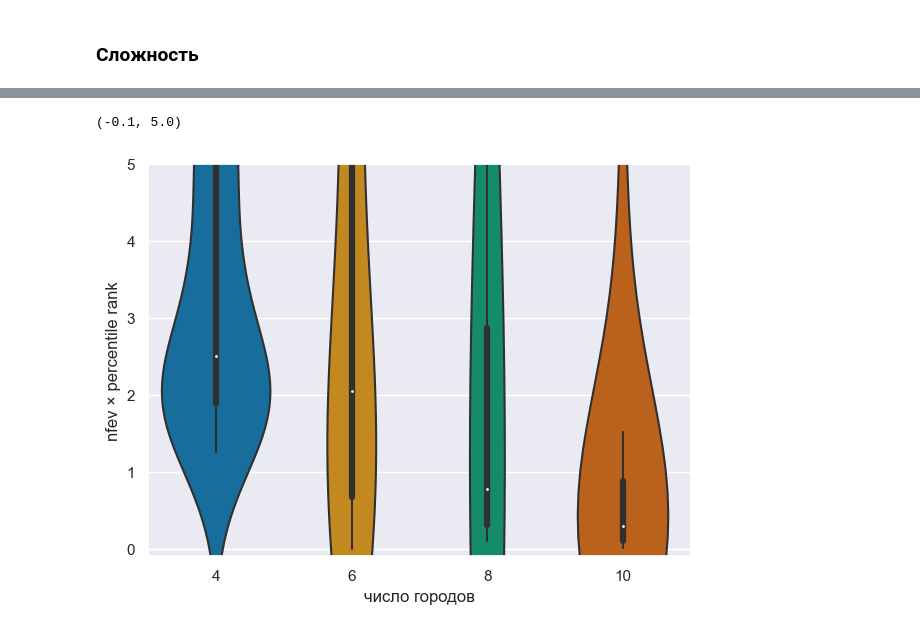
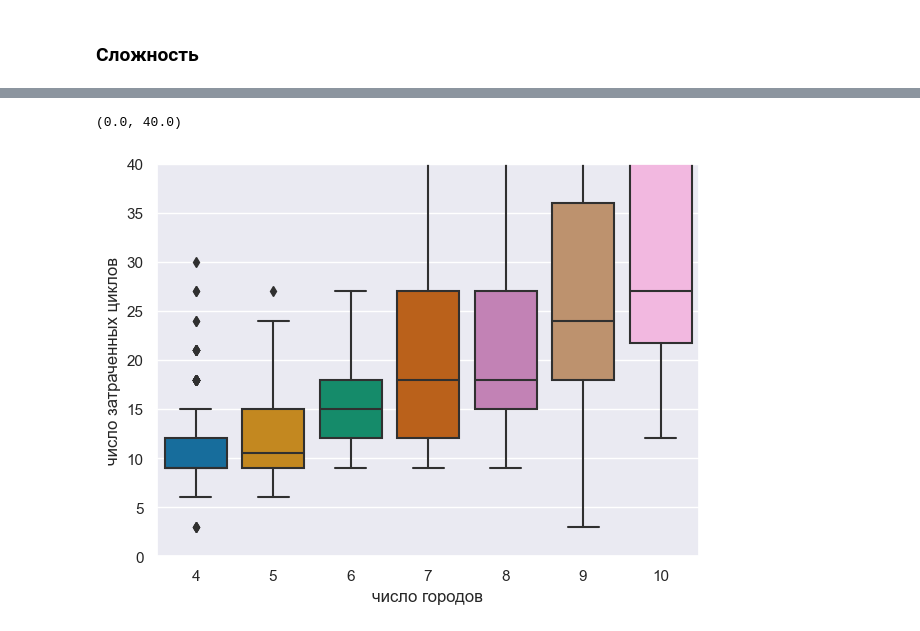
Before and after one commit to Batmaev/qua, a Jupyter notebook: Calculations/Circuit copy 2.ipynb, the cells around one changed output, grey strips where cells are left out. Drawn from its saved outputs; the diff is of its cells as text; code cells hidden in the pictures.

```diff
--- a/Calculations/Circuit copy 2.ipynb
+++ b/Calculations/Circuit copy 2.ipynb
@@ -973,0 +1246,3 @@ sns.kdeplot(f8['cost'], label = 'f8')
+# %%
+a8_tol_2 = extensively_test_circuit(cost_matrix_8_2, RxCNOTCircuit(8, 1), abs = True, tol = 1e-2)
+a8_tol_2
@@ -973,0 +1298,20 @@ sns.kdeplot(f8['cost'], label = 'f8')
+# %%
+cost_matrix_9 = np.array([
+       [    np.nan, 0.67730004, 0.41469005, 0.79472044, 0.18201466,
+        0.46028408, 0.80285353, 0.72205716, 0.71496473],
+       [0.39370189,     np.nan, 0.92559661, 0.82061891, 0.39502622,
+        0.09982358, 0.48799828, 0.47965996, 0.62942811],
+       [0.54912218, 0.29675661,     np.nan, 0.10840787, 0.06461134,
+        0.18617408, 0.93330297, 0.96050468, 0.15551516],
+       [0.57658941, 0.66653557, 0.72491664,     np.nan, 0.87755139,
+        0.8373838 , 0.55504568, 0.91359404, 0.46189636],
+       [0.20427693, 0.11267771, 0.99134019, 0.26771698,     np.nan,
+        0.83409189, 0.04453648, 0.21849577, 0.84957441],
+       [0.96956966, 0.39490577, 0.5168001 , 0.56924986, 0.01914814,
+            np.nan, 0.05866781, 0.92840136, 0.84975596],
+       [0.8386292 , 0.96833296, 0.84341776, 0.48349312, 0.74474585,
+        0.32327426,     np.nan, 0.9752778 , 0.29314212],
+       [0.96141681, 0.19493041, 0.81237712, 0.22167303, 0.38524551,
+        0.3649113 , 0.66851447,     np.nan, 0.82661027],
+       [0.13551012, 0.91175874, 0.18618829, 0.09654281, 0.57258329,
+        0.27462785, 0.23385379, 0.594836  ,     np.nan]])
@@ -973,0 +1342,3 @@ sns.kdeplot(f8['cost'], label = 'f8')
+# %%
+a9_tol = extensively_test_circuit(cost_matrix_9, RxCNOTCircuit(9, 1), abs = True, tol = 1e-2)
+a9_tol
@@ -1189,7 +1574,7 @@ calc_nfev_bs(a8_tol, 8, costs_8)
 calc_nfev_bs(f10, 10, costs_10)
 calc_nfev_bs(a10_tol, 10, costs_10);
 # %%
-trxye = pd.concat([a4a_tol, a6_tol, a8_tol, a10_tol], keys = [4, 6, 8, 10], names = ["n_towns"])
+trxye = pd.concat([a4a_tol, a5_tol, a6_tol, a7_tol, a8_tol_2, a9_tol, a10_tol], keys = [4, 5, 6, 7, 8, 9, 10], names = ["n_towns"])
 # %%
 sns.set_palette('muted')
 # %%
@@ -1210,13 +1602,13 @@ plt.savefig("./percentile.pdf", dpi = 300, bbox_inches = "tight")
 sns.set_palette('colorblind')
 # %%
 plt.figure(figsize = (7, 5.1), dpi = 100)
-sns.violinplot(data = trxye.reset_index(),
-            x = 'n_towns', y = 'nfev * bs',
+sns.boxplot(data = trxye.reset_index(),
+            x = 'n_towns', y = 'N_cycles',
         )
 ax = plt.gca()
 ax.set_xlabel("число городов")
-ax.set_ylabel("nfev × percentile rank")
-ax.set_ylim(-0.1, 5)
+ax.set_ylabel("число затраченных циклов")
+ax.set_ylim(0, 40)
 # %% [output]
-(-0.1, 5.0)
+(0.0, 40.0)
-[figure, old version]
+[figure, new version]
```
Also changed, not shown: parts of 58 cells of this notebook, 5 other files.
